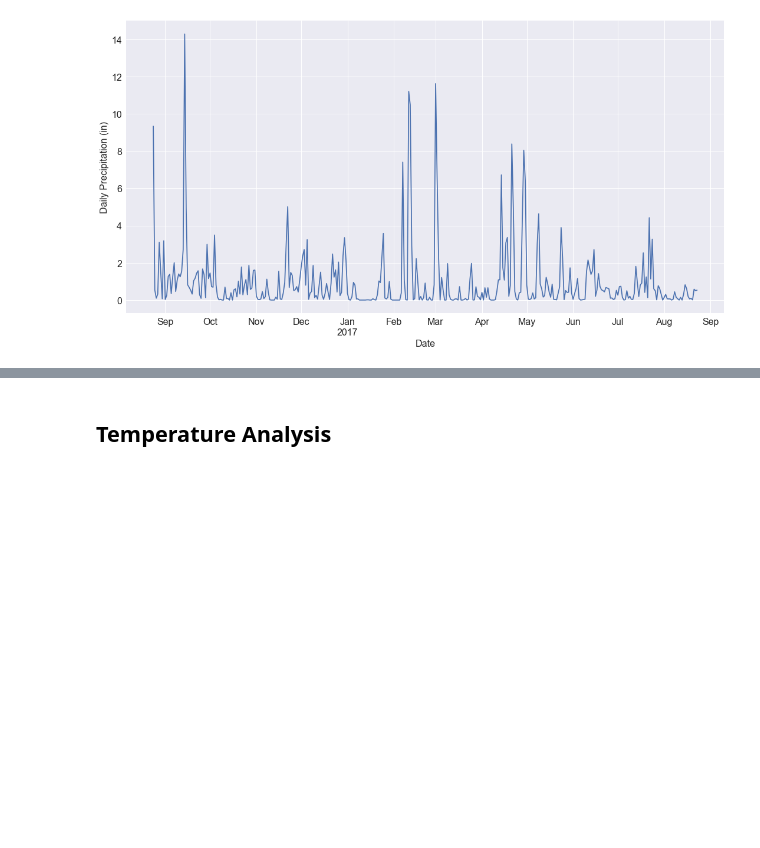
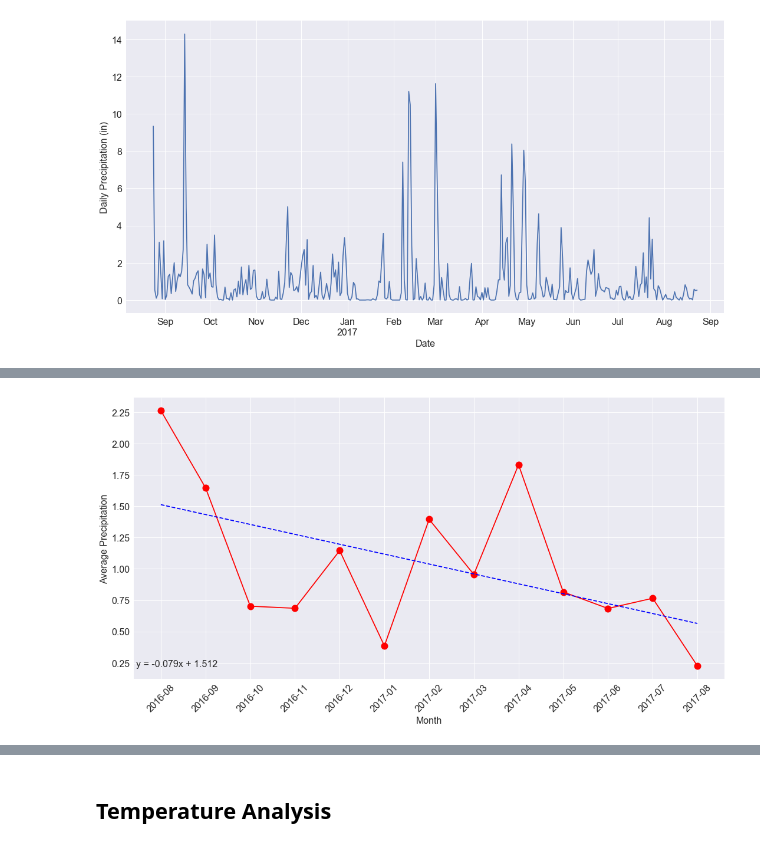
Before and after one commit to rochiecuevas/climate_analysis, a Jupyter notebook: climate_starter.ipynb, the cells around one changed output, grey strips where cells are left out. Cells and saved outputs as stored; diff of their text form; code cells hidden in the pictures; blank space fills up the shorter version.

```diff
--- a/climate_starter.ipynb
+++ b/climate_starter.ipynb
@@ -364,26 +372,29 @@ pptn_df_monthly_avg.head()
 # %%
 # Monthly precipitation averages for one year
 x = np.arange(len(pptn_df_monthly_avg.index))
-y = pptn_df_monthly_avg["mean"].values
+y = pptn_df_monthly_avg["prcp"].values
 plt.figure(figsize = (15,8))
 plt.plot(x, y, marker = "o", markersize = 12, color = "red")
 
 # Calculate the trendline (linear fitting)
 # Resource: http://widu.tumblr.com/post/43624347354/matplotlib-trendline
 z = np.polyfit(x, y, 1)
 p = np.poly1d(z)
 plt.plot(x, p(x),"b--")
 
 # the line equation:
 equation = (f"y = %.3fx + %.3f"%(z[0],z[1]))
 
 # Plot attributes
 plt.text(-0.55,0.22, equation, fontsize = 16)
 plt.ylabel("Average Precipitation", fontsize = 16)
 plt.xlabel("Month", fontsize = 16)
 plt.xticks(x, pptn_df_monthly_avg.index.values, rotation = 45)
 plt.tight_layout()
 plt.savefig("Images/pptn_monthly_avg.svg")
+plt.savefig("Images/pptn_monthly_avg.png")
+# %% [output]
+[figure, added]
 # %%
 # Precipitation distribution
 plt.figure(figsize = (15,8))
```
Also changed, not shown: parts of 2 cells of this notebook, 4 other files.
